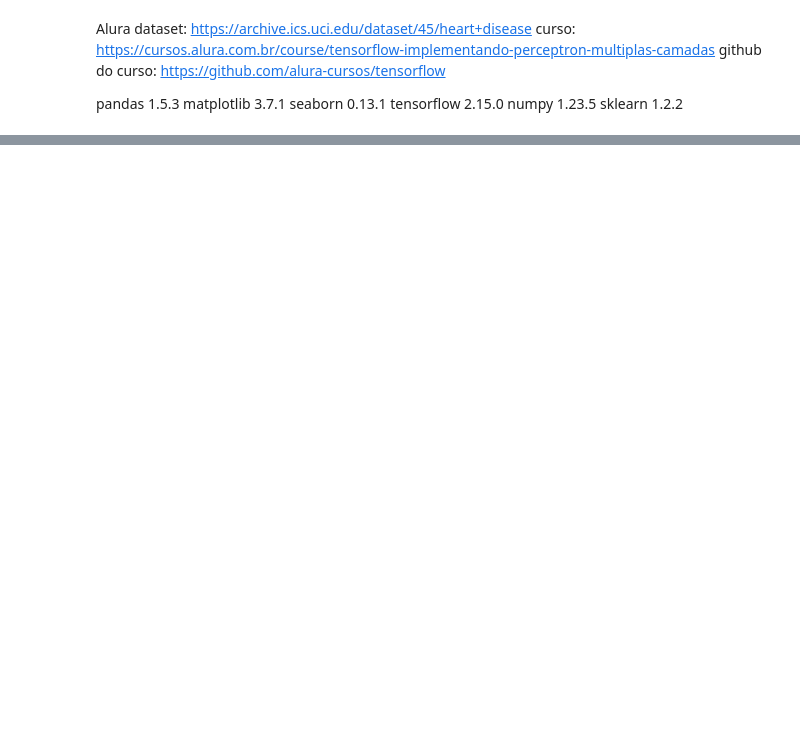
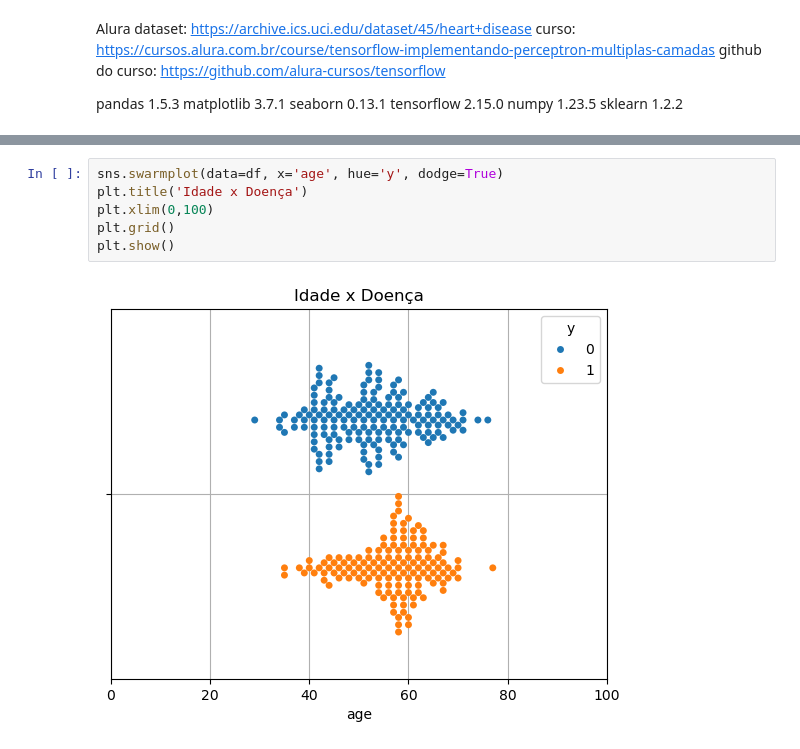
Before and after one commit to kaiomudkt/tensorflow, a Jupyter notebook: doenca_cardiaca.ipynb, the cells around one changed output, grey strips where cells are left out. Drawn from its saved outputs; the diff is of its cells as text; blank space fills up the shorter version.

```diff
--- a/doenca_cardiaca.ipynb
+++ b/doenca_cardiaca.ipynb
@@ -40,0 +143,8 @@ Variáveis disponíveis no dataset de doenças cardíacas da UCI:
+# %%
+sns.swarmplot(data=df, x='age', hue='y', dodge=True)
+plt.title('Idade x Doença')
+plt.xlim(0,100)
+plt.grid()
+plt.show()
+# %% [output]
+[figure, added]
```
Also changed, not shown: parts of 15 cells of this notebook.
